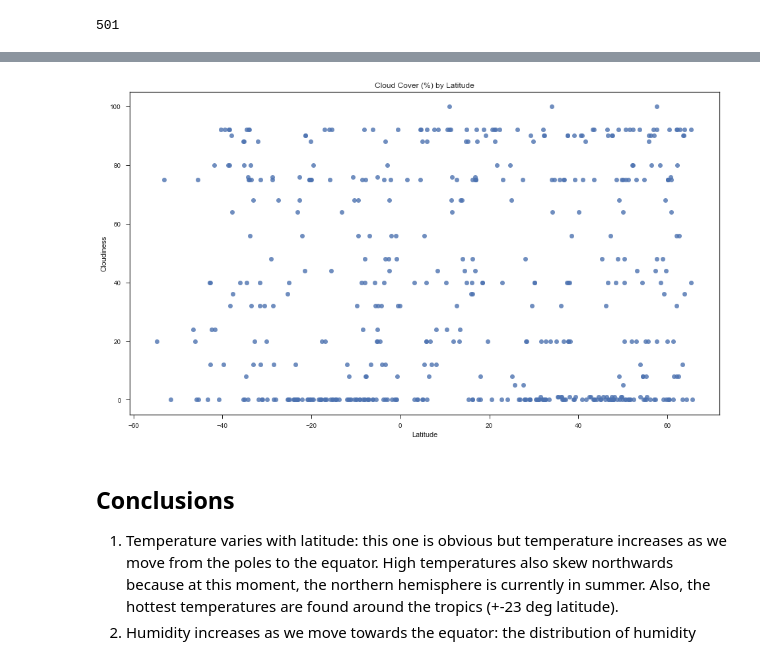
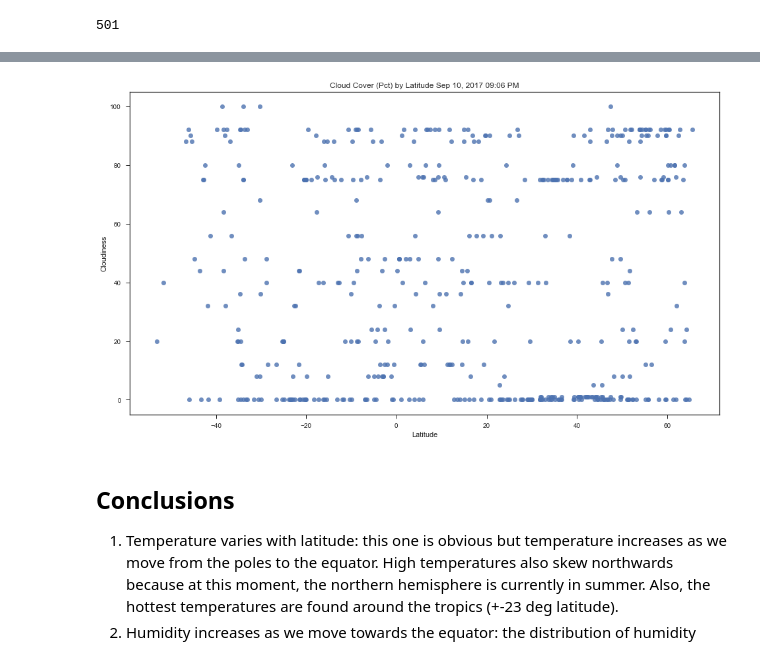
Before and after one commit to Jkremr/Temp-lat-lng-analysis, a Jupyter notebook: weather_analysis.ipynb, the cells around one changed output, grey strips where cells are left out. Cells and saved outputs as stored; diff of their text form; code cells hidden in the pictures.

```diff
--- a/weather_analysis.ipynb
+++ b/weather_analysis.ipynb
@@ -73,7 +71,7 @@ while len(cities) <= sampleSize:
     randLng = random.choice(lngVals)
     # Call citipy's nearest_city() method to get a city object.
     city = citipy.nearest_city(randLat, randLng)
-    cityName = city.city_name
+    cityName = city.city_name.replace(' ', '%20')
     countryCode = city.country_code
     # Check if the combination of city name and country code from citipy is already present in our data frame
     # This is the best that can be done with the nearest_city() method.
@@ -183,12 +181,12 @@ plt.show()
 # %%
 sns.set_style('ticks')
 fig, ax = plt.subplots()
 fig.set_size_inches(16, 9)
-p = sns.regplot(x="Latitude", y="Cloudiness", data=cities, fit_reg=False).set_title('Cloud Cover (%) by Latitude')
-plt.savefig('cloud_cover_by_lat.png')
+p = sns.regplot(x="Latitude", y="Cloudiness", data=cities, fit_reg=False).set_title("Cloud Cover (Pct) by Latitude %s" % analysistimename)
+# plt.savefig('cloud_cover_by_lat.png')
 plt.show()
 # %% [output]
-[figure, old version]
+[figure, new version]
 # %% [markdown]
 ## Conclusions
 
```
Also changed, not shown: parts of 8 cells of this notebook, 6 other files.
